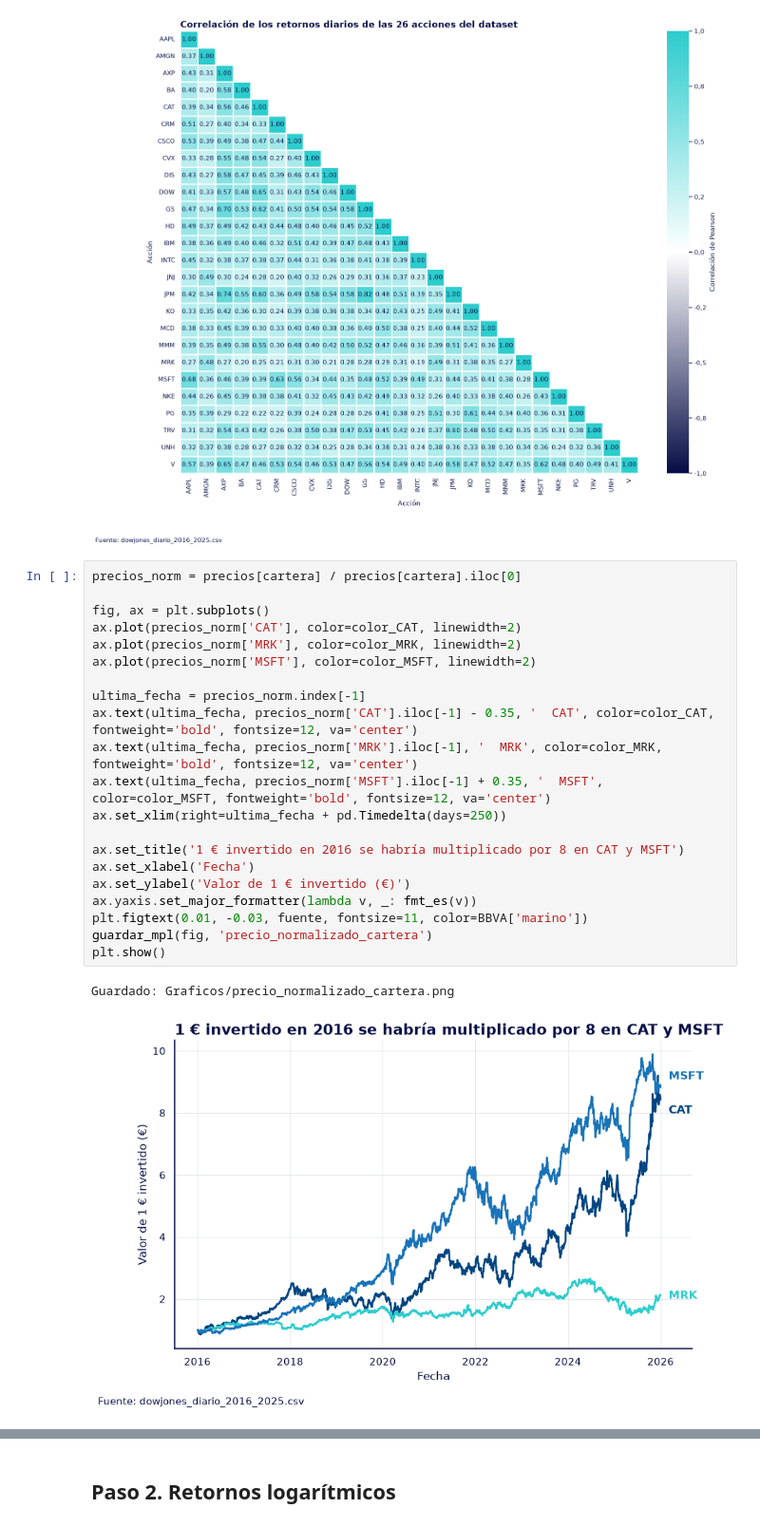
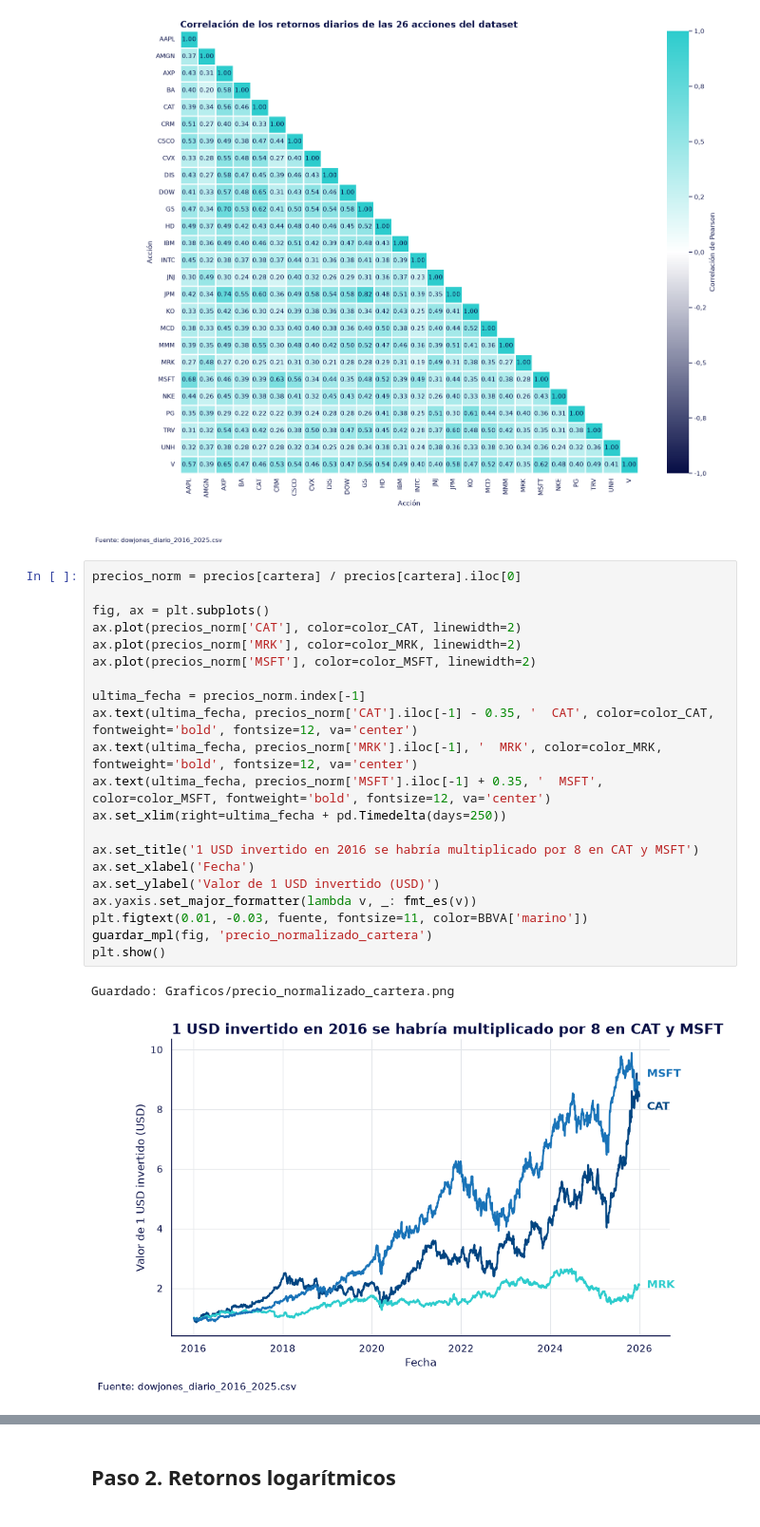
Before and after one commit to danielsoponaru/26_27_R09_Azul_Claro, a Jupyter notebook: seleccion_cartera.ipynb, the cells around one changed output, grey strips where cells are left out. Shown at 95% size. Saved outputs shown, nothing was run; the diff lists cells and outputs as text.

```diff
--- a/seleccion_cartera.ipynb
+++ b/seleccion_cartera.ipynb
@@ -134,27 +134,27 @@ Guardado: Graficos/heatmap_correlacion_todas.png
 # %%
 precios_norm = precios[cartera] / precios[cartera].iloc[0]
 
 fig, ax = plt.subplots()
 ax.plot(precios_norm['CAT'], color=color_CAT, linewidth=2)
 ax.plot(precios_norm['MRK'], color=color_MRK, linewidth=2)
 ax.plot(precios_norm['MSFT'], color=color_MSFT, linewidth=2)
 
 ultima_fecha = precios_norm.index[-1]
 ax.text(ultima_fecha, precios_norm['CAT'].iloc[-1] - 0.35, '  CAT', color=color_CAT, fontweight='bold', fontsize=12, va='center')
 ax.text(ultima_fecha, precios_norm['MRK'].iloc[-1], '  MRK', color=color_MRK, fontweight='bold', fontsize=12, va='center')
 ax.text(ultima_fecha, precios_norm['MSFT'].iloc[-1] + 0.35, '  MSFT', color=color_MSFT, fontweight='bold', fontsize=12, va='center')
 ax.set_xlim(right=ultima_fecha + pd.Timedelta(days=250))
 
-ax.set_title('1 € invertido en 2016 se habría multiplicado por 8 en CAT y MSFT')
+ax.set_title('1 USD invertido en 2016 se habría multiplicado por 8 en CAT y MSFT')
 ax.set_xlabel('Fecha')
-ax.set_ylabel('Valor de 1 € invertido (€)')
+ax.set_ylabel('Valor de 1 USD invertido (USD)')
 ax.yaxis.set_major_formatter(lambda v, _: fmt_es(v))
 plt.figtext(0.01, -0.03, fuente, fontsize=11, color=BBVA['marino'])
 guardar_mpl(fig, 'precio_normalizado_cartera')
 plt.show()
 # %% [output]
 Guardado: Graficos/precio_normalizado_cartera.png
-[figure, old version]
+[figure, new version]
 # %%
 precios_norm = precios[cartera] / precios[cartera].iloc[0]
 colores = {'CAT': color_CAT, 'MRK': color_MRK, 'MSFT': color_MSFT}
```
Also changed, not shown: parts of 1 cell of this notebook, 2 other files.
